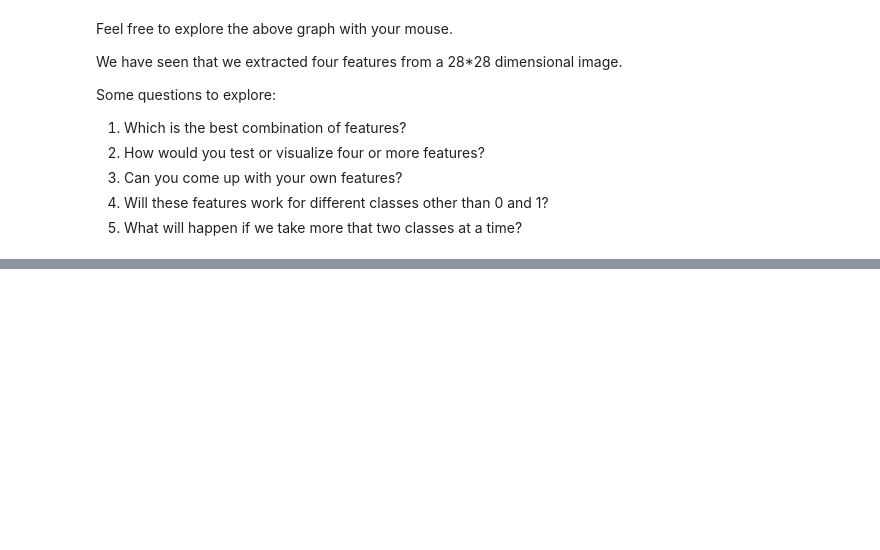
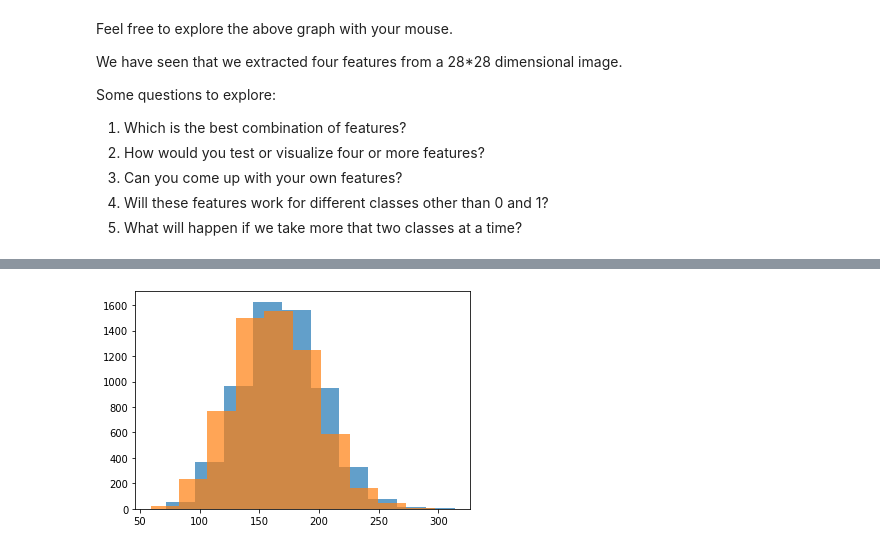
Before and after one commit to shrestha001/fmml2021, a Jupyter notebook: Lab1_Features.ipynb, the cells around one changed output, grey strips where cells are left out. Drawn from its saved outputs; the diff is of its cells as text; code cells hidden in the pictures; blank space fills up the shorter version.

```diff
--- a/Lab1_Features.ipynb
+++ b/Lab1_Features.ipynb
@@ -508,0 +537,8 @@ Some questions to explore:
+# %%
+sum2 = np.sum(no2>0, (1,2))
+sum3 = np.sum(no3>0, (1,2))
+# %%
+plt.hist(sum2, alpha=0.7);
+plt.hist(sum3, alpha=0.7);
+# %% [output]
+[figure, added]
```
Also changed, not shown: parts of 16 cells of this notebook.
